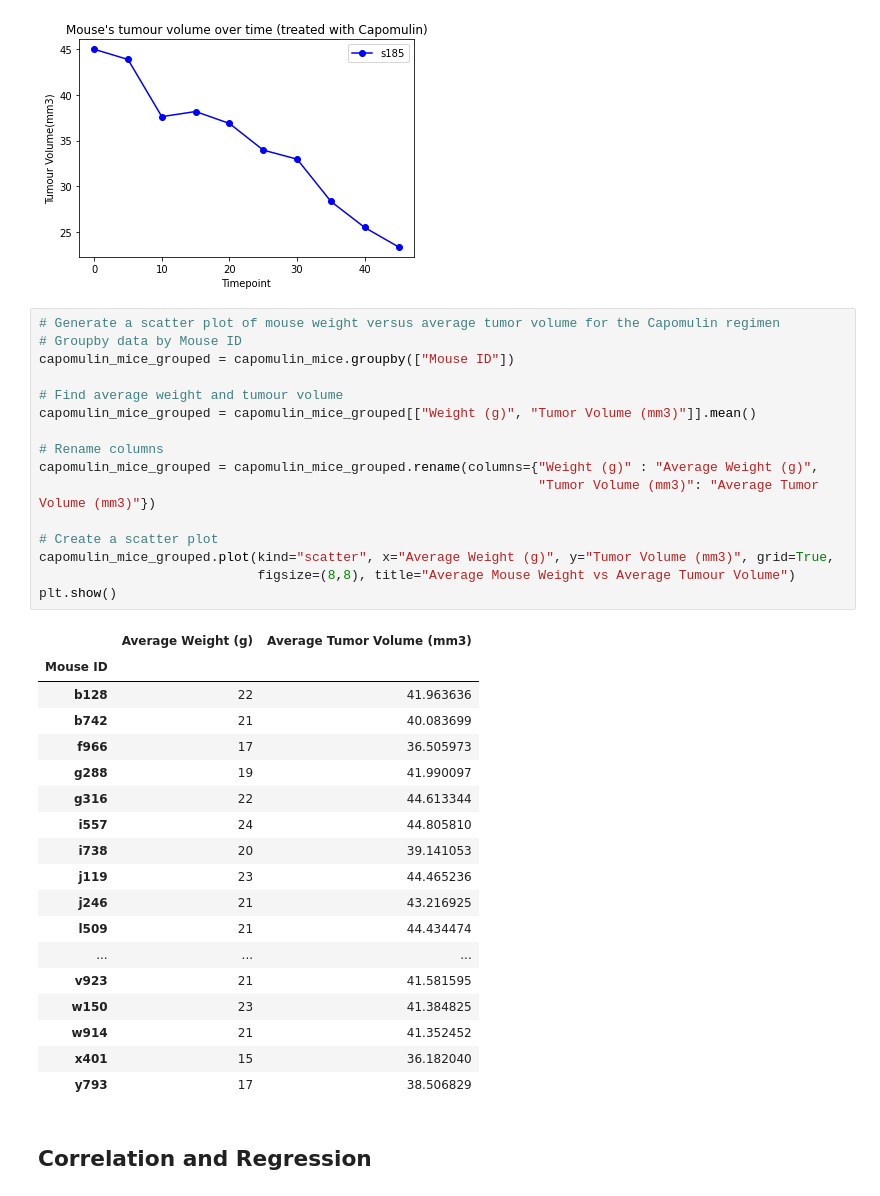
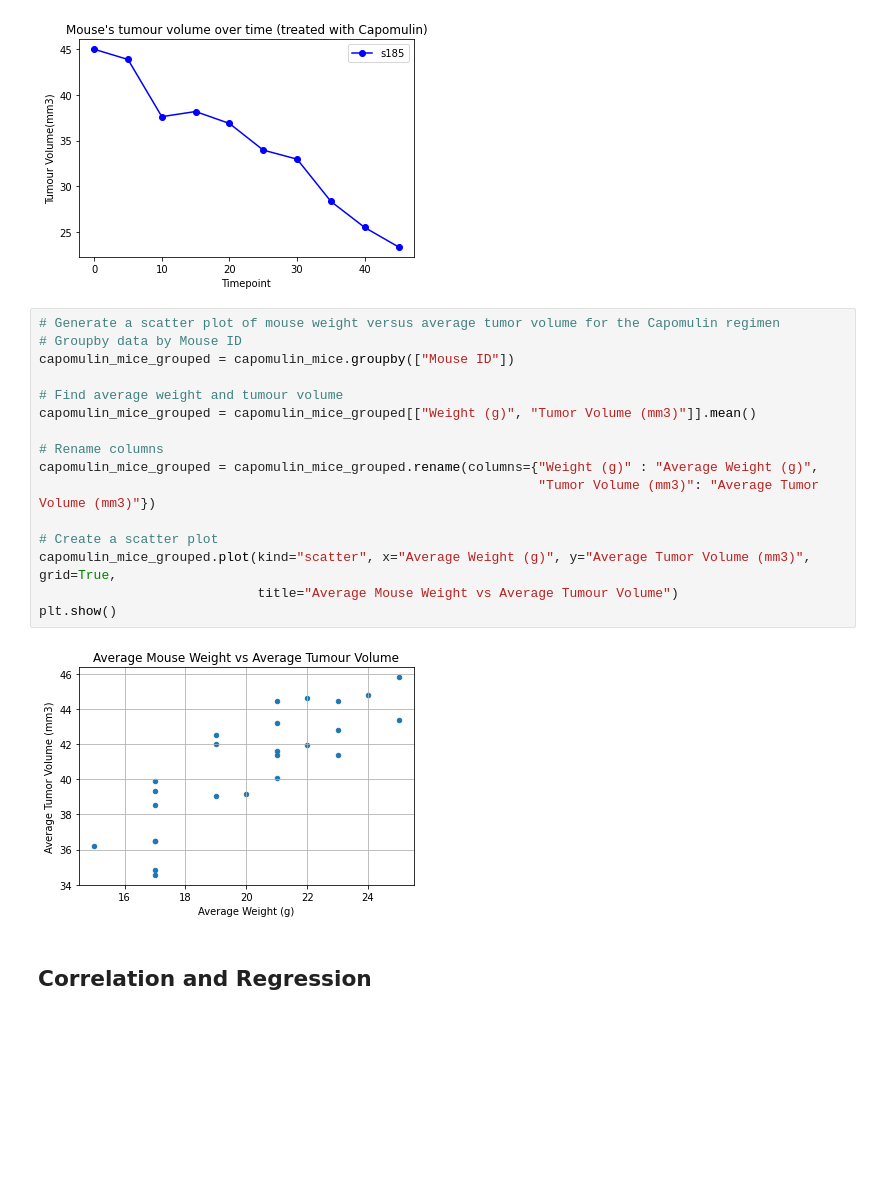
Before and after one commit to jeremychiaa/matplotlib-challenge, a Jupyter notebook: pymaceuticals_starter.ipynb, the cells around one changed output. Cells and saved outputs as stored; diff of their text form; blank space fills up the shorter version.

```diff
--- a/pymaceuticals_starter.ipynb
+++ b/pymaceuticals_starter.ipynb
@@ -352,38 +352,21 @@ plt.show()
 # %%
 # Generate a scatter plot of mouse weight versus average tumor volume for the Capomulin regimen
 # Groupby data by Mouse ID
 capomulin_mice_grouped = capomulin_mice.groupby(["Mouse ID"])
 
 # Find average weight and tumour volume
 capomulin_mice_grouped = capomulin_mice_grouped[["Weight (g)", "Tumor Volume (mm3)"]].mean()
 
 # Rename columns
 capomulin_mice_grouped = capomulin_mice_grouped.rename(columns={"Weight (g)" : "Average Weight (g)",
                                                                 "Tumor Volume (mm3)": "Average Tumor Volume (mm3)"})
 
 # Create a scatter plot
-capomulin_mice_grouped.plot(kind="scatter", x="Average Weight (g)", y="Tumor Volume (mm3)", grid=True,
-                            figsize=(8,8), title="Average Mouse Weight vs Average Tumour Volume")
+capomulin_mice_grouped.plot(kind="scatter", x="Average Weight (g)", y="Average Tumor Volume (mm3)", grid=True,
+                            title="Average Mouse Weight vs Average Tumour Volume")
 plt.show()
 # %% [output]
-|  | Average Weight (g) | Average Tumor Volume (mm3) |
-| Mouse ID |  |  |
-| b128 | 22 | 41.963636 |
-| b742 | 21 | 40.083699 |
-| f966 | 17 | 36.505973 |
-| g288 | 19 | 41.990097 |
-| g316 | 22 | 44.613344 |
-| i557 | 24 | 44.805810 |
-| i738 | 20 | 39.141053 |
-| j119 | 23 | 44.465236 |
-| j246 | 21 | 43.216925 |
-| l509 | 21 | 44.434474 |
-| ... | ... | ... |
-| v923 | 21 | 41.581595 |
-| w150 | 23 | 41.384825 |
-| w914 | 21 | 41.352452 |
-| x401 | 15 | 36.182040 |
-| y793 | 17 | 38.506829 |
+[figure, added]
 # %% [markdown]
 ## Correlation and Regression
 # %%
```
Also changed, not shown: parts of 1 cell of this notebook.
